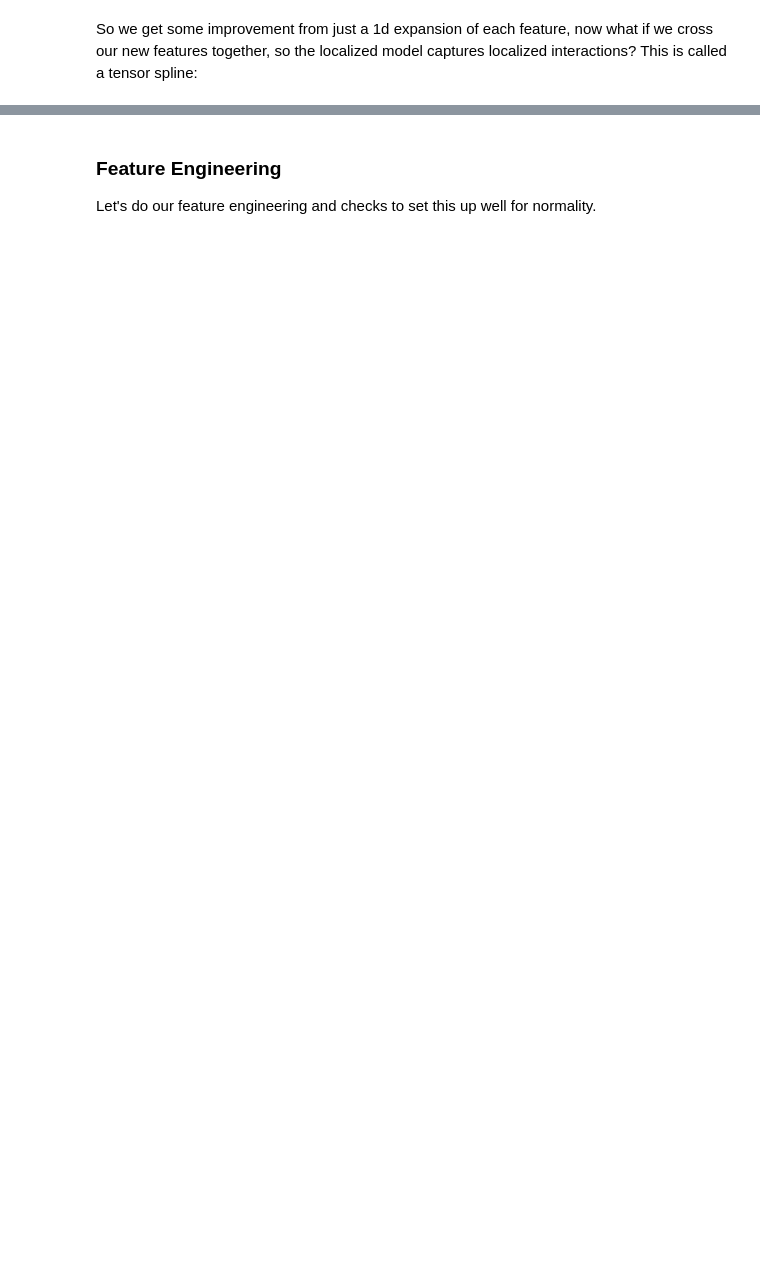
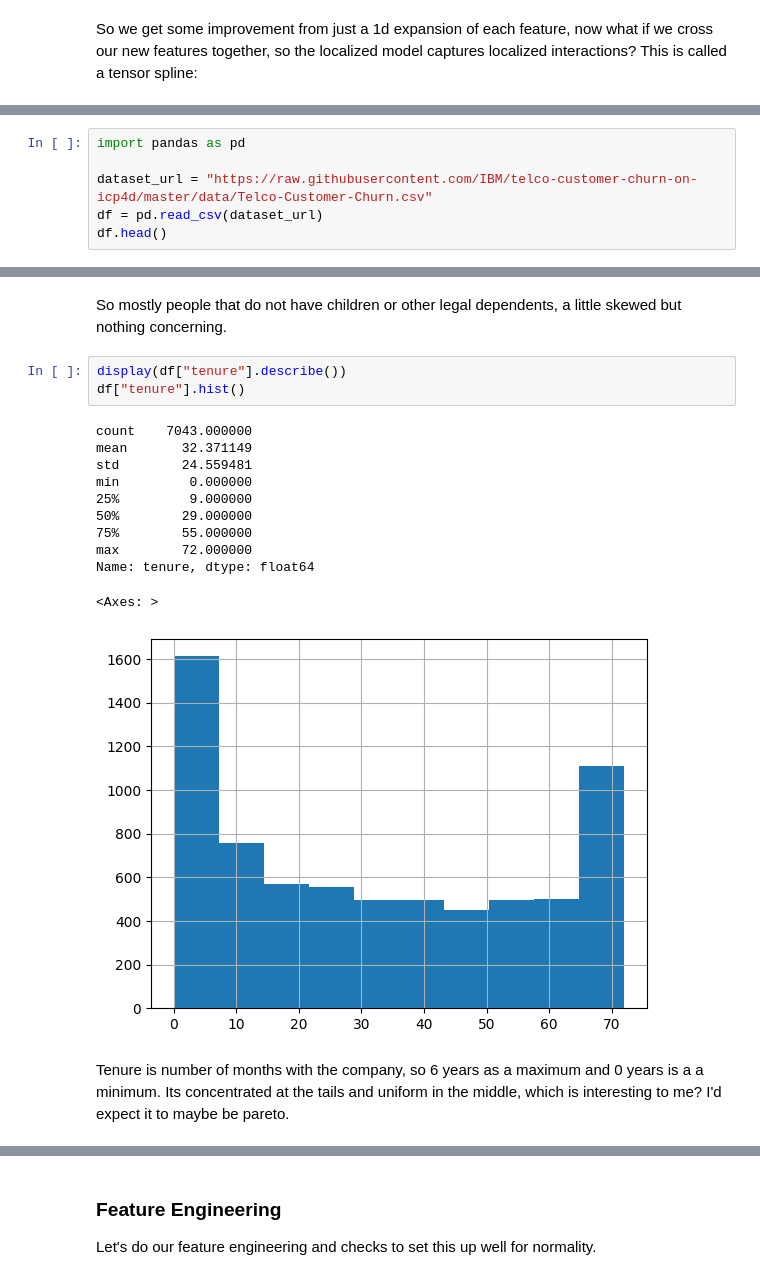
Before and after one commit to angelusualle/machine-learning, a Jupyter notebook: classification/linear-decision-boundaries/discriminative/logistic/logistic_regression.ipynb, the cells around one changed output, grey strips where cells are left out. Cells and saved outputs as stored; diff of their text form; blank space fills up the shorter version.

```diff
--- a/classification/linear-decision-boundaries/discriminative/logistic/logistic_regression.ipynb
+++ b/classification/linear-decision-boundaries/discriminative/logistic/logistic_regression.ipynb
@@ -2367,0 +1932,6 @@ np.log(trainData["SalePrice"]).hist()
+# %%
+import pandas as pd
+
+dataset_url = "https://raw.githubusercontent.com/IBM/telco-customer-churn-on-icp4d/master/data/Telco-Customer-Churn.csv"
+df = pd.read_csv(dataset_url)
+df.head()
@@ -2367,0 +2018,19 @@ np.log(trainData["SalePrice"]).hist()
+# %% [markdown]
+So mostly people that do not have children or other legal dependents, a little skewed but nothing concerning.
+# %%
+display(df["tenure"].describe())
+df["tenure"].hist()
+# %% [output]
+count    7043.000000
+mean       32.371149
+std        24.559481
+min         0.000000
+25%         9.000000
+50%        29.000000
+75%        55.000000
+max        72.000000
+Name: tenure, dtype: float64
+<Axes: >
+[figure, added]
+# %% [markdown]
+Tenure is number of months with the company, so 6 years as a maximum and 0 years is a a minimum. Its concentrated at the tails and uniform in the middle, which is interesting to me? I'd expect it to maybe be pareto.
```
Also changed, not shown: parts of 145 cells of this notebook.
